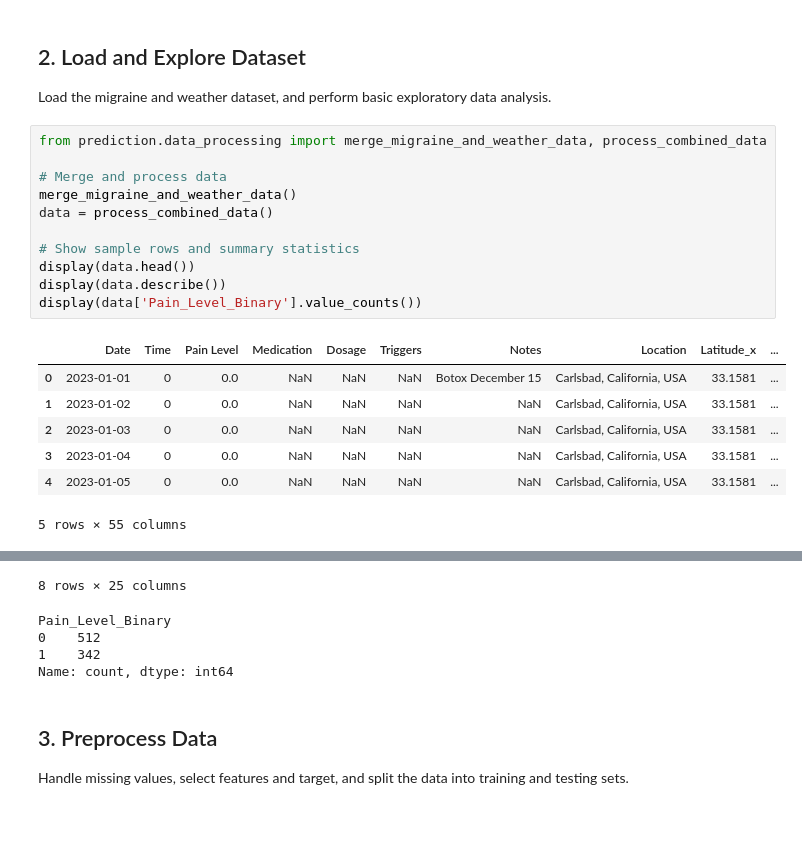
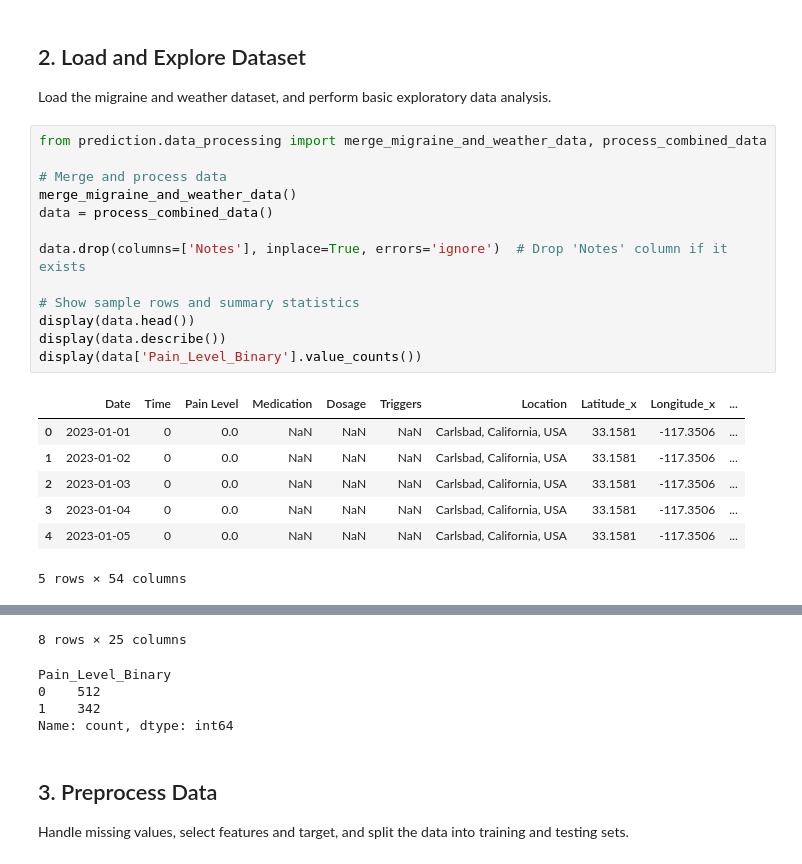
Before and after one commit to AreTaj/Migraine-Navigator, a Jupyter notebook: notebooks/ensemble_model.ipynb, the cells around one changed output, grey strips where cells are left out. Cells and saved outputs as stored; diff of their text form; blank space fills up the shorter version.

Commit message:
Remove 'notes' column display from notebooks

```diff
--- a/notebooks/ensemble_model.ipynb
+++ b/notebooks/ensemble_model.ipynb
@@ -23,22 +23,24 @@ Load the migraine and weather dataset, and perform basic exploratory data analys
 # %%
 from prediction.data_processing import merge_migraine_and_weather_data, process_combined_data
 
 # Merge and process data
 merge_migraine_and_weather_data()
 data = process_combined_data()
 
+data.drop(columns=['Notes'], inplace=True, errors='ignore')  # Drop 'Notes' column if it exists
+
 # Show sample rows and summary statistics
 display(data.head())
 display(data.describe())
 display(data['Pain_Level_Binary'].value_counts())
 # %% [output]
-|  | Date | Time | Pain Level | Medication | Dosage | Triggers | Notes | Location | Latitude_x | ... |
-| 0 | 2023-01-01 | 0 | 0.0 | NaN | NaN | NaN | Botox December 15 | Carlsbad, California, USA | 33.1581 | ... |
-| 1 | 2023-01-02 | 0 | 0.0 | NaN | NaN | NaN | NaN | Carlsbad, California, USA | 33.1581 | ... |
-| 2 | 2023-01-03 | 0 | 0.0 | NaN | NaN | NaN | NaN | Carlsbad, California, USA | 33.1581 | ... |
-| 3 | 2023-01-04 | 0 | 0.0 | NaN | NaN | NaN | NaN | Carlsbad, California, USA | 33.1581 | ... |
-| 4 | 2023-01-05 | 0 | 0.0 | NaN | NaN | NaN | NaN | Carlsbad, California, USA | 33.1581 | ... |
+|  | Date | Time | Pain Level | Medication | Dosage | Triggers | Location | Latitude_x | Longitude_x | ... |
+| 0 | 2023-01-01 | 0 | 0.0 | NaN | NaN | NaN | Carlsbad, California, USA | 33.1581 | -117.3506 | ... |
+| 1 | 2023-01-02 | 0 | 0.0 | NaN | NaN | NaN | Carlsbad, California, USA | 33.1581 | -117.3506 | ... |
+| 2 | 2023-01-03 | 0 | 0.0 | NaN | NaN | NaN | Carlsbad, California, USA | 33.1581 | -117.3506 | ... |
+| 3 | 2023-01-04 | 0 | 0.0 | NaN | NaN | NaN | Carlsbad, California, USA | 33.1581 | -117.3506 | ... |
+| 4 | 2023-01-05 | 0 | 0.0 | NaN | NaN | NaN | Carlsbad, California, USA | 33.1581 | -117.3506 | ... |
-5 rows × 55 columns
+5 rows × 54 columns
 |  | Date | Time | Pain Level | Latitude_x | Longitude_x | tavg | tmin | tmax | pres | prcp | ... |
 | count | 854 | 854.000000 | 854.000000 | 854.000000 | 854.000000 | 854.000000 | 854.000000 | 854.000000 | 854.000000 | 854.000000 | ... |
 | mean | 2024-02-02 16:36:32.037470720 | 182.578454 | 1.662763 | 33.158208 | -117.349281 | 16.041979 | 10.968033 | 21.115925 | 1015.316862 | 1.135012 | ... |
```
Also changed, not shown: parts of 1 cell of this notebook, 1 other file.
